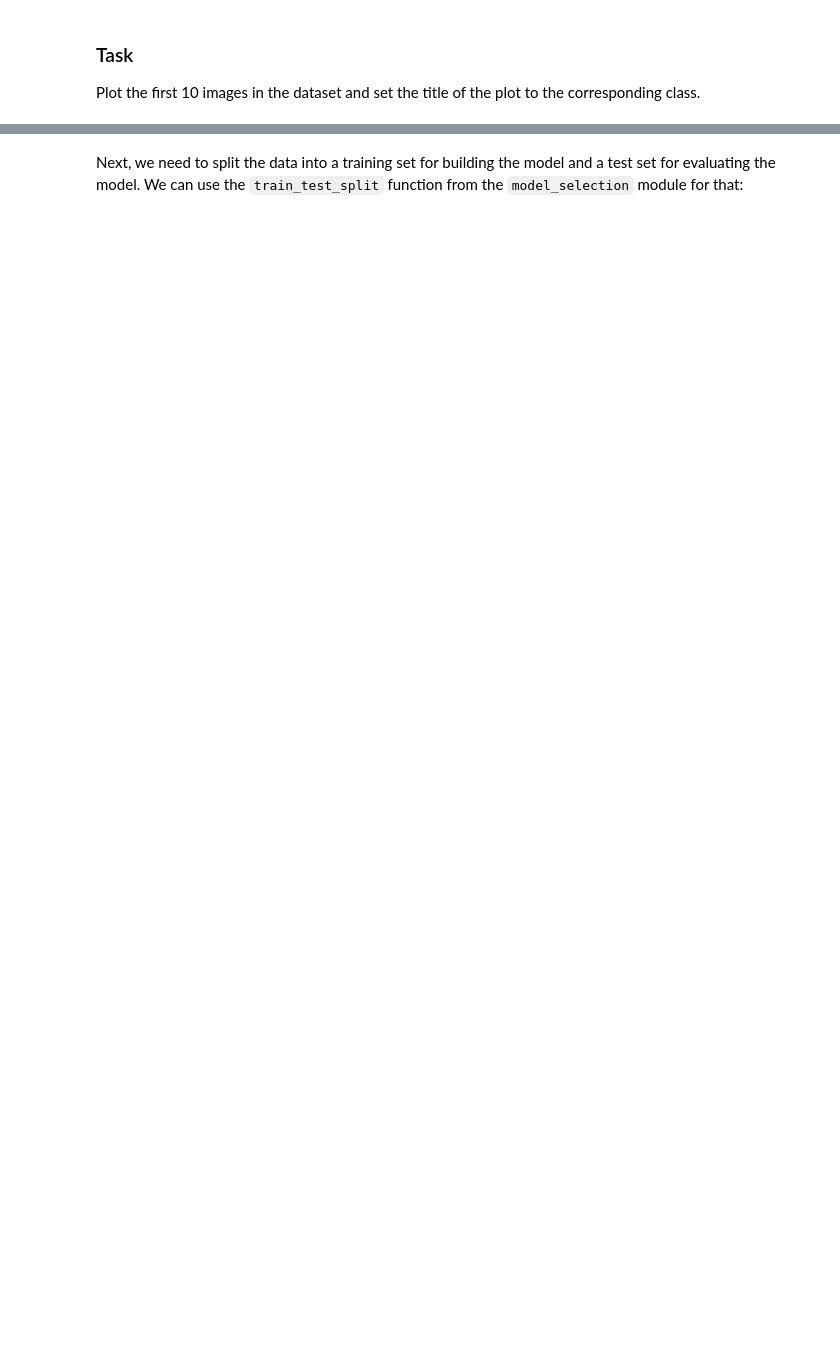
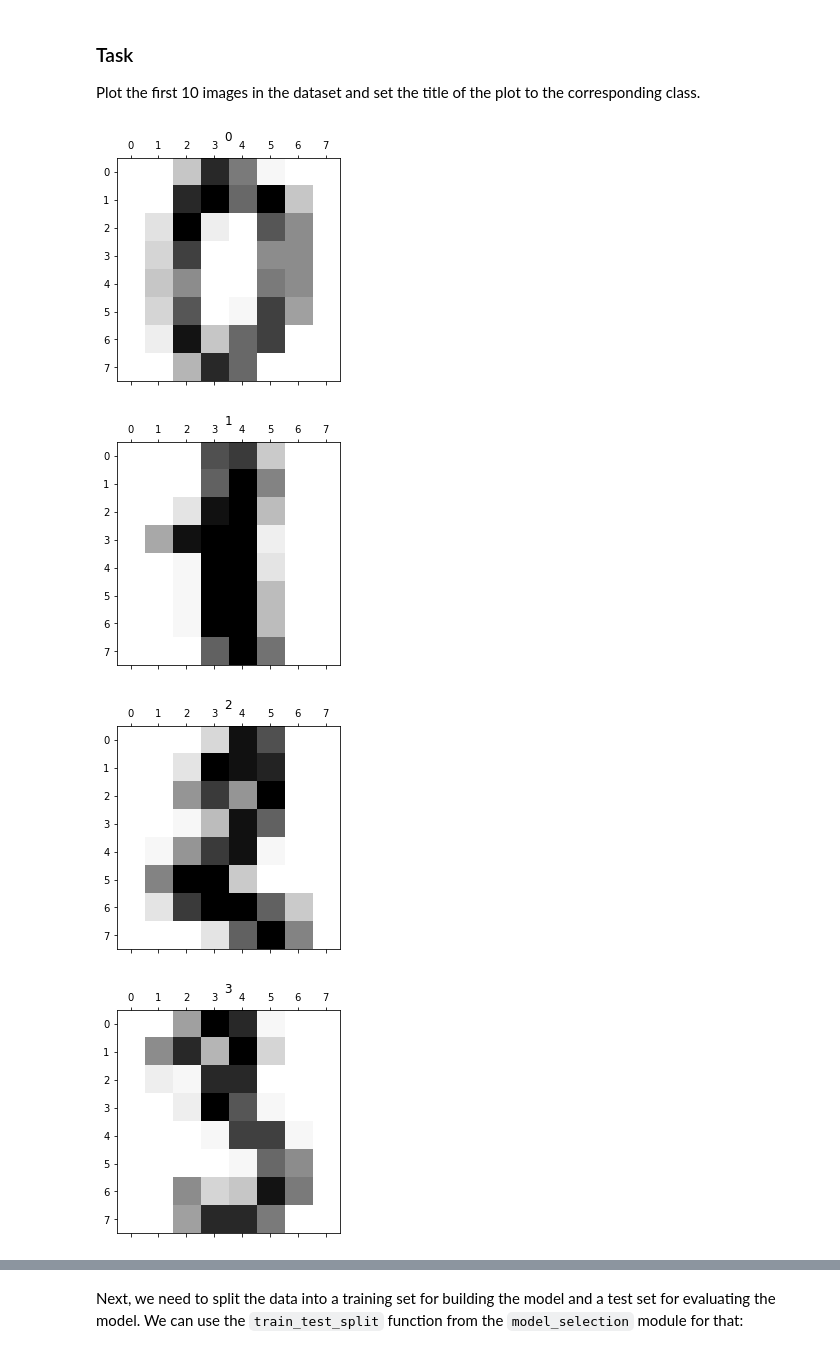
Before and after one commit to Larry201608/Columbia-Data-Science-Bootcamp, a Jupyter notebook: Bootcamp-materials/notebooks/Day2/day2-lab1-classification-and-regression.ipynb, the cells around one changed output, grey strips where cells are left out. Drawn from its saved outputs; the diff is of its cells as text; code cells hidden in the pictures; blank space fills up the shorter version.

```diff
--- a/Bootcamp-materials/notebooks/Day2/day2-lab1-classification-and-regression.ipynb
+++ b/Bootcamp-materials/notebooks/Day2/day2-lab1-classification-and-regression.ipynb
@@ -22,0 +23,13 @@ Find out the number of images stored in ``digits.data`` (keeping in mind that th
+# %%
+print("Type of digits.data = ",type(digits.data))
+print("Samples of digits.data = ",digits.data.shape[0])
+print("Features of digits.data = ",digits.data.shape[1])
+print("Type of digits.target = ",type(digits.target))
+print("Rows of digits.target = ",digits.target.shape[0])
+print("digits.data = \n",digits.data)
+print("digits.target = \n",digits.target)
+for i in range(0,10):
+    if i in digits.target:
+        print(i," is in digits.target")
+    else:
+        print(i," is NOT in digits.target")
@@ -34,0 +68,9 @@ Plot the first 10 images in the dataset and set the title of the plot to the cor
+# %%
+for i in range(0,10):
+    plt.matshow(digits.data[i].reshape(8, 8), cmap=plt.cm.Greys)
+    plt.title(i)
+# %% [output]
+[figure, added]
+[figure, added]
+[figure, added]
+[figure, added]
```
Also changed, not shown: parts of 24 cells of this notebook.
